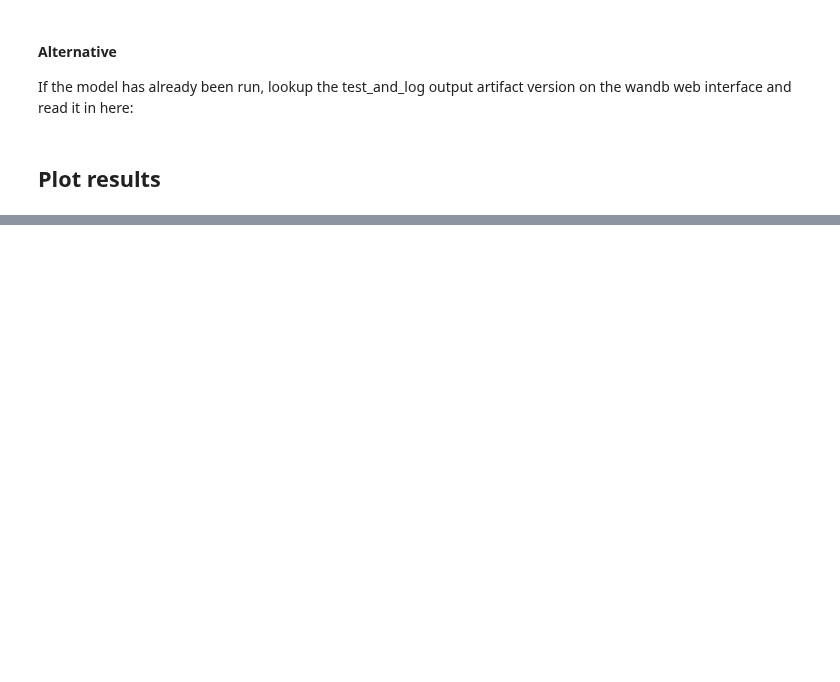
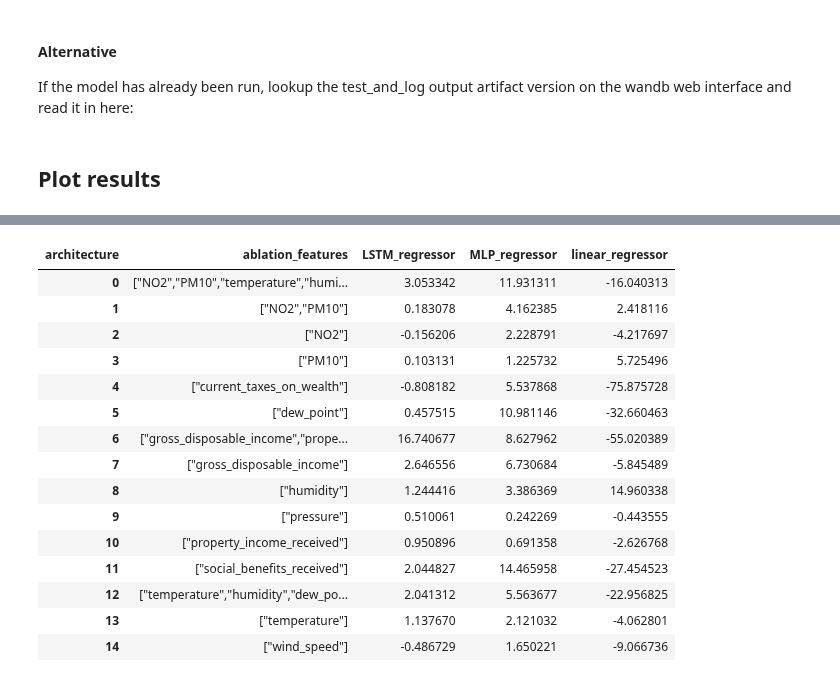
Before and after one commit to michellewl/AQmortality, a Jupyter notebook: mortality_model/regional_regression.ipynb, the cells around one changed output, grey strips where cells are left out. Saved outputs shown, nothing was run; the diff lists cells and outputs as text; code cells hidden in the pictures; blank space fills up the shorter version.

```diff
--- a/mortality_model/regional_regression.ipynb
+++ b/mortality_model/regional_regression.ipynb
@@ -251,0 +231,2 @@ plt.show()
+# %%
+ablation_df = pd.read_csv("regional_ablation_results/window_size_1.csv")
@@ -251,0 +248,34 @@ plt.show()
+# %%
+df = ablation_df[["architecture", "window_size", "ablation_features", "smape_test"]]
+# %%
+# Step 1: Get baseline SMAPE values for each architecture
+baseline_df = df[df['ablation_features'] == 'false'].set_index('architecture')['smape_test']
+
+# Step 2: Calculate the difference from the baseline
+df = df[df['ablation_features'] != 'false']
+df['smape_diff'] = df.apply(lambda row: row['smape_test'] - baseline_df[row['architecture']], axis=1)
+
+# Step 3: Pivot the DataFrame to get the desired format
+pivot_df = df.pivot_table(index=['ablation_features'], columns='architecture', values='smape_diff', aggfunc='first')
+
+# Reset index to make 'ablation_features' a column again
+pivot_df = pivot_df.reset_index()
+# %%
+pivot_df
+# %% [output]
+| architecture | ablation_features | LSTM_regressor | MLP_regressor | linear_regressor |
+| 0 | ["NO2","PM10","temperature","humi... | 3.053342 | 11.931311 | -16.040313 |
+| 1 | ["NO2","PM10"] | 0.183078 | 4.162385 | 2.418116 |
+| 2 | ["NO2"] | -0.156206 | 2.228791 | -4.217697 |
+| 3 | ["PM10"] | 0.103131 | 1.225732 | 5.725496 |
+| 4 | ["current_taxes_on_wealth"] | -0.808182 | 5.537868 | -75.875728 |
+| 5 | ["dew_point"] | 0.457515 | 10.981146 | -32.660463 |
+| 6 | ["gross_disposable_income","prope... | 16.740677 | 8.627962 | -55.020389 |
+| 7 | ["gross_disposable_income"] | 2.646556 | 6.730684 | -5.845489 |
+| 8 | ["humidity"] | 1.244416 | 3.386369 | 14.960338 |
+| 9 | ["pressure"] | 0.510061 | 0.242269 | -0.443555 |
+| 10 | ["property_income_received"] | 0.950896 | 0.691358 | -2.626768 |
+| 11 | ["social_benefits_received"] | 2.044827 | 14.465958 | -27.454523 |
+| 12 | ["temperature","humidity","dew_po... | 2.041312 | 5.563677 | -22.956825 |
+| 13 | ["temperature"] | 1.137670 | 2.121032 | -4.062801 |
+| 14 | ["wind_speed"] | -0.486729 | 1.650221 | -9.066736 |
```
Also changed, not shown: parts of 12 cells of this notebook, 1 other file.
